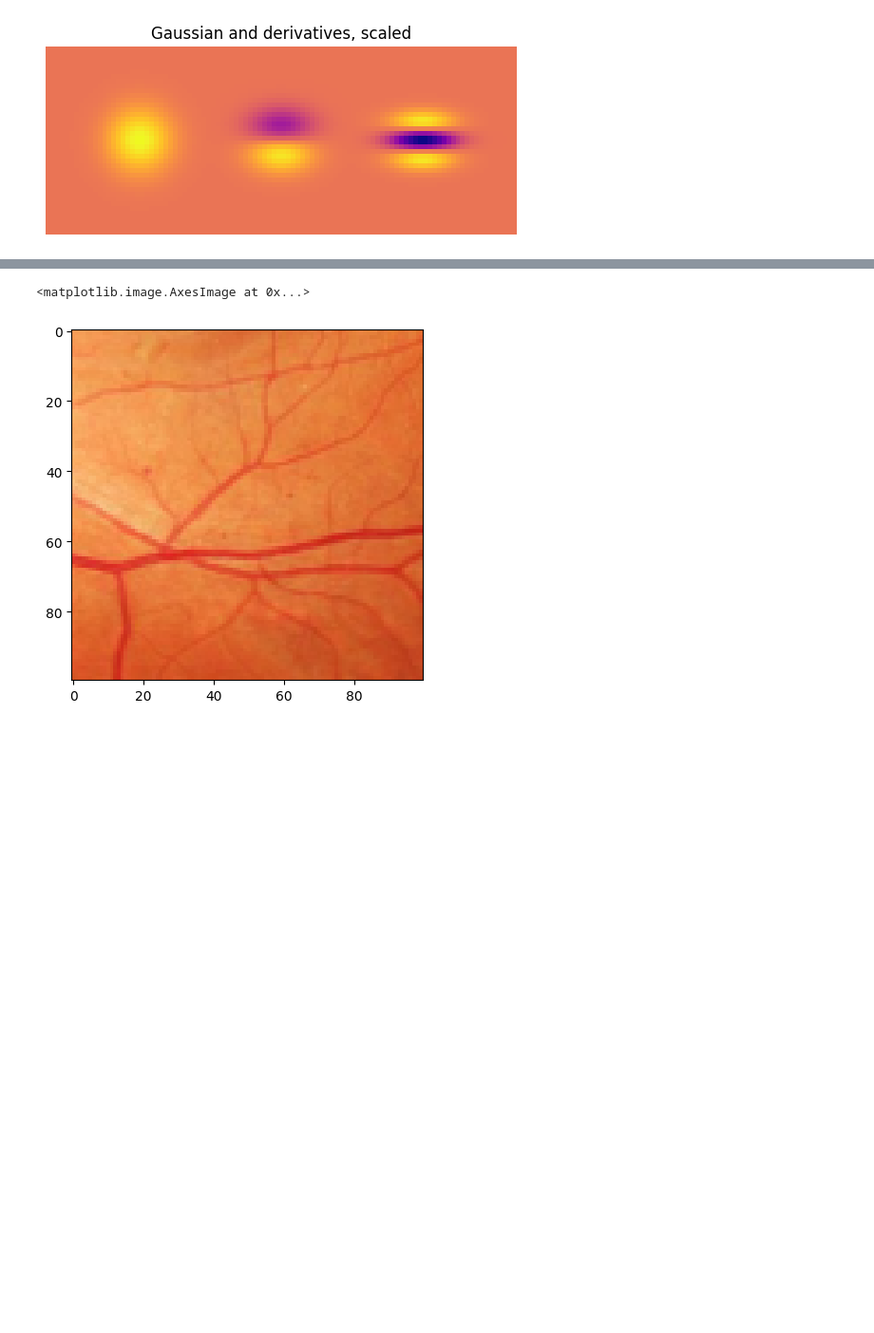
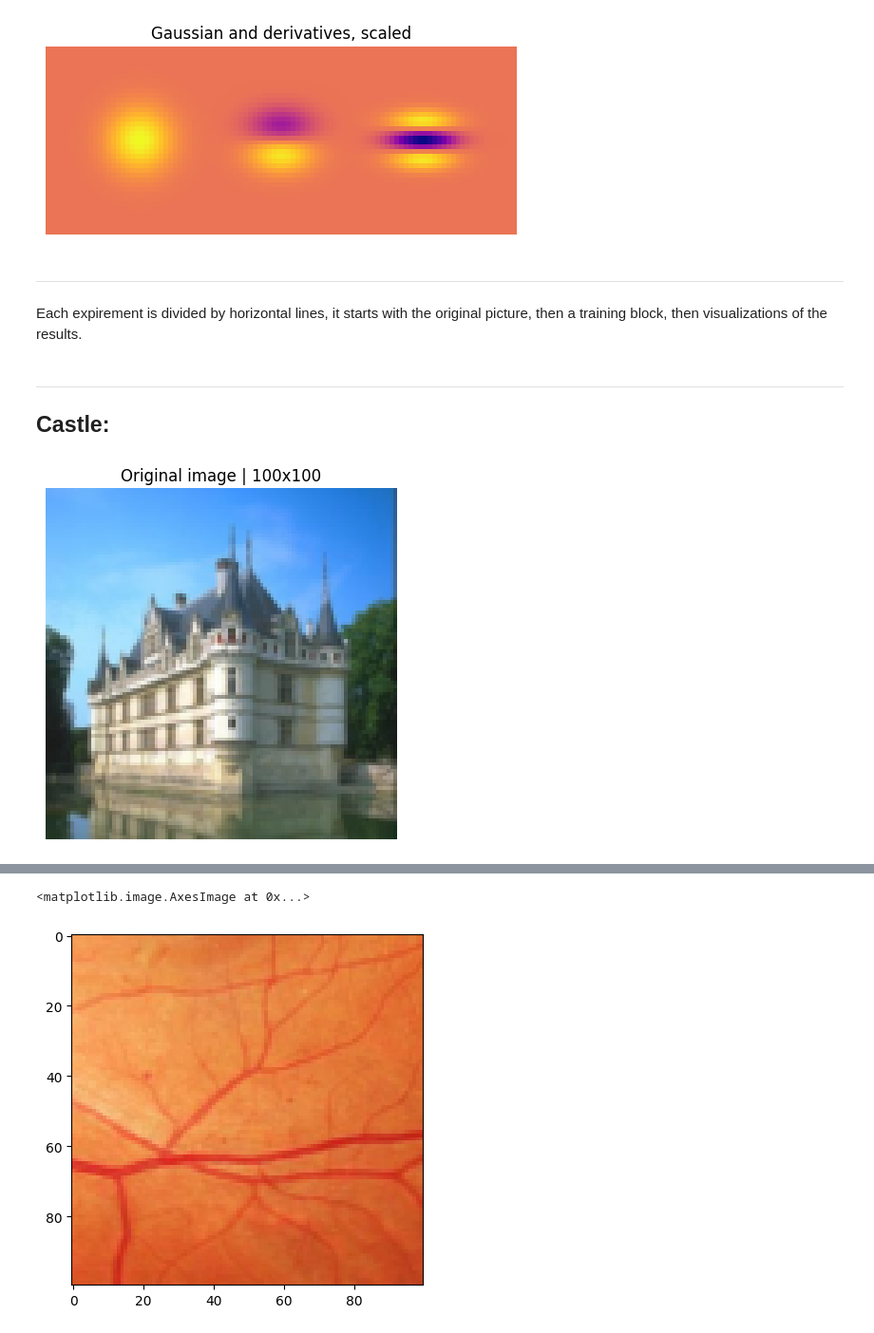
Before and after one commit to SuperVK/sparse-image-repr-bep, a Jupyter notebook: project.ipynb, the cells around one changed output, grey strips where cells are left out. Shown at 95% size. Cells and saved outputs as stored; diff of their text form; code cells hidden in the pictures; blank space fills up the shorter version.

Commit message:
Castle experiments cleaned up

```diff
--- a/project.ipynb
+++ b/project.ipynb
@@ -199,3 +215,10 @@ import torchvision
 def img_to_tensor(img_path: str) -> torch.Tensor:
     return torchvision.io.read_image(img_path)
+# %%
+def plot_original(img_tensor: torch.Tensor):
+    plt.title(f"Original image | {img_tensor.size()[1]}x{img_tensor.size()[2]}")
+    plt.imshow(img_tensor.permute(1, 2, 0), origin='upper')
+    plt.axis('off')
+    clear_output()
+    plt.show()
 # %%
@@ -254,3 +280,17 @@ plt.axis('off')
 plt.show()
 # %% [output]
 [figure]
+# %% [markdown]
+---
+# %% [markdown]
+Each expirement is divided by horizontal lines, it starts with the original picture, then a training block, then visualizations of the results.
+# %% [markdown]
+---
+## Castle:
+# %%
+img = torchvision.transforms.functional.crop(torchvision.io.decode_image('./data/bsd300-castle.jpg'), 0, 0, 321, 321).float()
+
+output_z = torchvision.transforms.Resize(100)(img) / 255.0
+plot_original(output_z);
+# %% [output]
+[figure, added]
```
Also changed, not shown: parts of 45 cells of this notebook.
